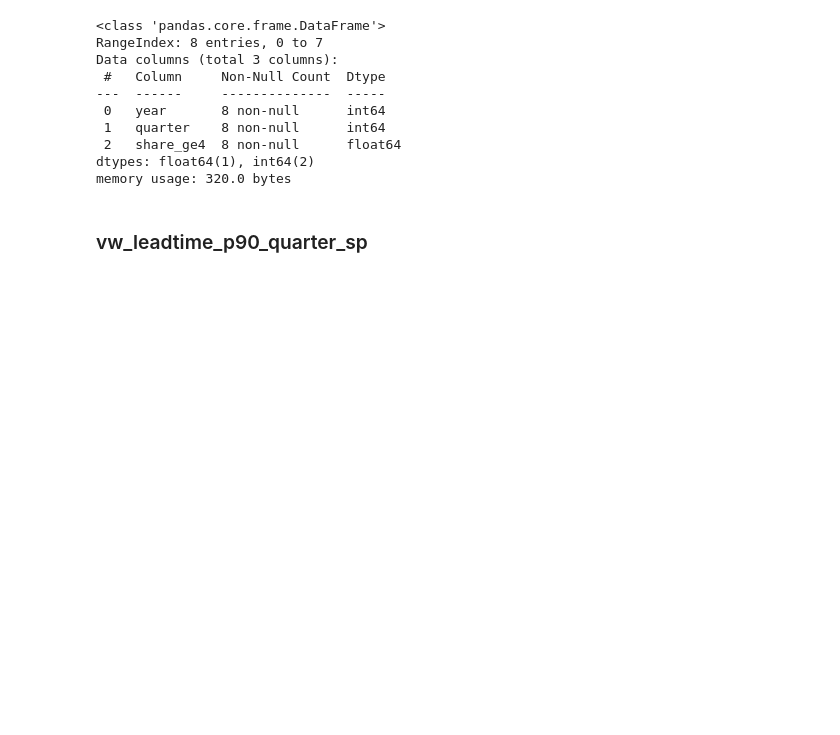
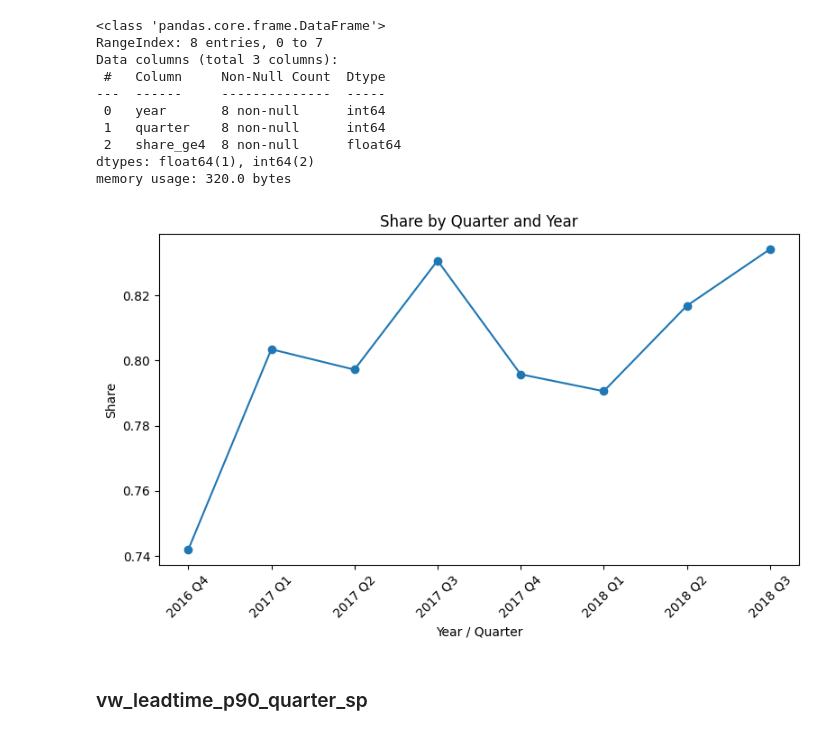
Before and after one commit to Vierinsky/ecommerce-analytics-python-sql, a Jupyter notebook: notebooks/eda.ipynb, the cells around one changed output. Cells and saved outputs as stored; diff of their text form; code cells hidden in the pictures; blank space fills up the shorter version.

```diff
--- a/notebooks/eda.ipynb
+++ b/notebooks/eda.ipynb
@@ -834,6 +854,26 @@ Data columns (total 3 columns):
  2   share_ge4  8 non-null      float64
 dtypes: float64(1), int64(2)
 memory usage: 320.0 bytes
+# %%
+# Sorting values so they appear ordered in the x axis when ploting
+review_share_q_df = review_share_q_df.sort_values(["year", "quarter"])
+
+# Converting "year" and "quarter" into a single label
+# to make a readable plot
+review_share_q_df["label"] = review_share_q_df["year"].astype(str) + " Q" + review_share_q_df["quarter"].astype(str)
+# %%
+# Plot share vs year/quarter
+plt.figure(figsize=(8,5))
+plt.plot(review_share_q_df["label"], review_share_q_df["share_ge4"], marker="o")
+plt.xlabel("Year / Quarter")
+plt.ylabel("Share")
+plt.title("Share by Year and Quarter")
+plt.xticks(rotation=45)
+plt.tight_layout()
+
+plt.show()
+# %% [output]
+[figure, added]
 # %% [markdown]
 ### vw_leadtime_p90_quarter_sp
 # %%
```
Also changed, not shown: parts of 4 cells of this notebook.
